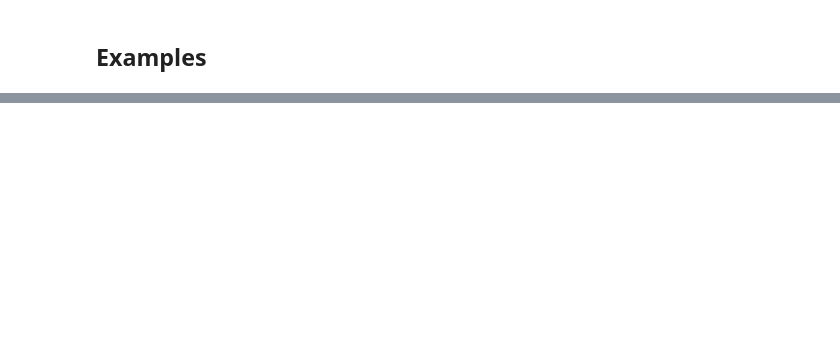
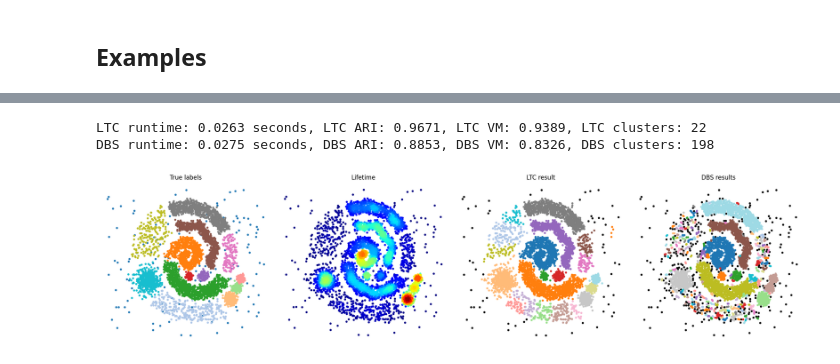
Before and after one commit to tum-bgd/ltc, a Jupyter notebook: scripts/demo.ipynb, the cells around one changed output, grey strips where cells are left out. Drawn from its saved outputs; the diff is of its cells as text; code cells hidden in the pictures; blank space fills up the shorter version.

```diff
--- a/scripts/demo.ipynb
+++ b/scripts/demo.ipynb
@@ -186,0 +111,35 @@ plt.show()
+# %%
+# Load mspsc5 dataset
+data = np.loadtxt("../assets/mspsc5.txt")
+X = np.asarray(data[:, :-1])
+X = normalize_data(X)
+y_true = np.asarray(data[:, -1])
+
+# Run LTC
+ltc = LifetimeClustering(eps=0.03)
+start = time.time()
+ltc.fit(X)
+ltc_runtime = time.time() - start
+
+# Run DBS
+dbscan = DBSCAN(eps=0.01, min_samples=2)
+start = time.time()
+dbscan.fit(X)
+dbs_runtime = time.time() - start
+
+# Evaluate result
+ltc_pred = np.asarray(ltc.labels_)
+lifetime = np.asarray(ltc.lifetimes_)
+ari, vm, num_clusters = eval_clustering(y_true, ltc_pred)
+print(f"LTC runtime: {ltc_runtime:.4f} seconds, LTC ARI: {ari:.4f}, LTC VM: {vm:.4f}, LTC clusters: {num_clusters}")
+
+dbs_pred = dbscan.labels_
+ari, vm, num_clusters = eval_clustering(y_true, dbs_pred)
+print(f"DBS runtime: {dbs_runtime:.4f} seconds, DBS ARI: {ari:.4f}, DBS VM: {vm:.4f}, DBS clusters: {num_clusters}")
+
+# Plot
+plot_all(X, y_true, ltc_pred, lifetime, dbs_pred, s=10)
+# %% [output]
+LTC runtime: 0.0263 seconds, LTC ARI: 0.9671, LTC VM: 0.9389, LTC clusters: 22
+DBS runtime: 0.0275 seconds, DBS ARI: 0.8853, DBS VM: 0.8326, DBS clusters: 198
+[figure, added]
```
Also changed, not shown: parts of 45 cells of this notebook, 4 other files.
